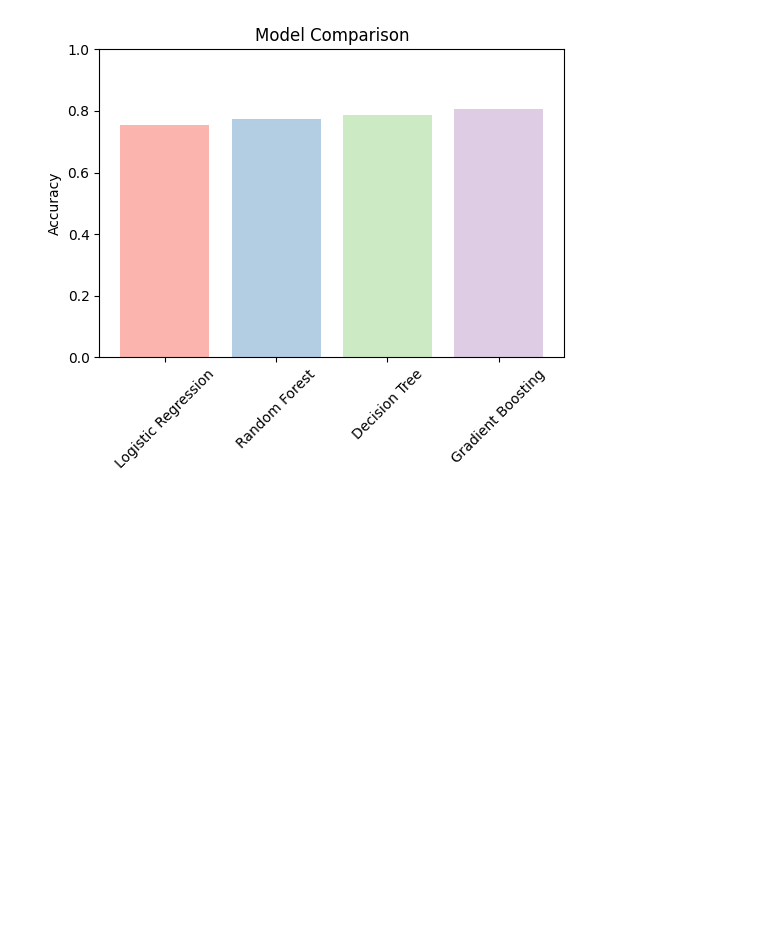
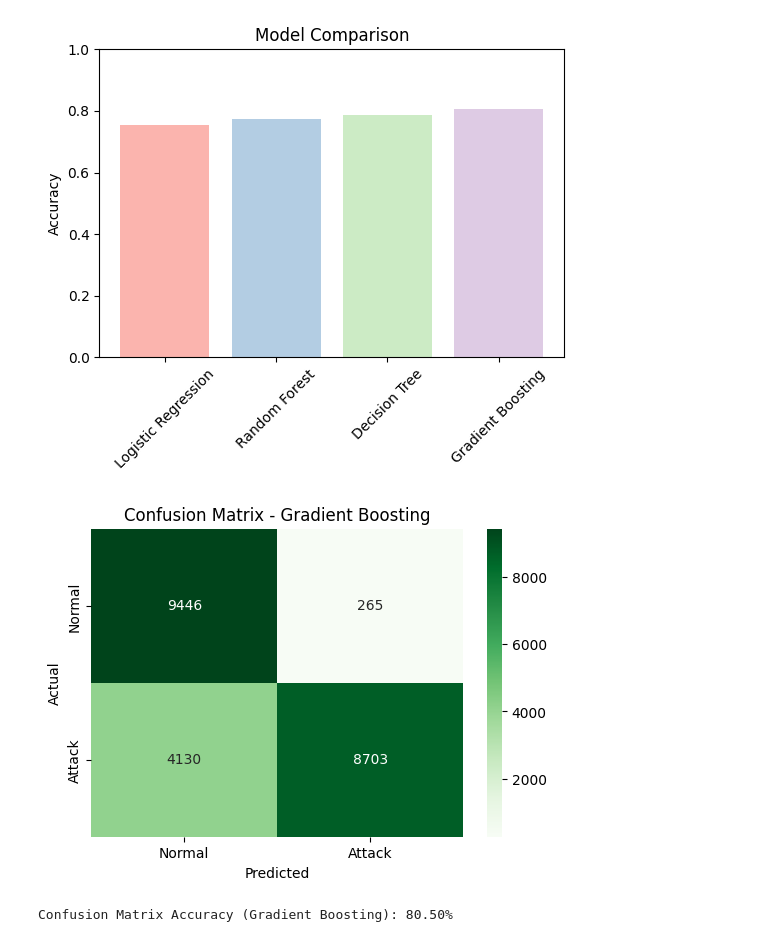
Before and after one commit to SpringBoardMentor193s/SentinelNet, a Jupyter notebook: notebooks/nsl.ipynb, the cells around one changed output. Cells and saved outputs as stored; diff of their text form; code cells hidden in the pictures; blank space fills up the shorter version.

```diff
--- a/notebooks/nsl.ipynb
+++ b/notebooks/nsl.ipynb
@@ -379,3 +379,28 @@ Model Comparison:
 2        Decision Tree  0.785442
 3    Gradient Boosting  0.805048
 [figure]
+# %%
+from sklearn.metrics import confusion_matrix
+import seaborn as sns
+# Pick best performing model (Gradient Boosting in your case)
+best_model = models['Gradient Boosting']
+y_pred = best_model.predict(X_test)
+
+# Confusion Matrix
+cm = confusion_matrix(y_test, y_pred)
+
+plt.figure(figsize=(6,4))
+sns.heatmap(cm, annot=True, fmt='d', cmap='Greens',
+            xticklabels=['Normal', 'Attack'],
+            yticklabels=['Normal', 'Attack'])
+plt.title('Confusion Matrix - Gradient Boosting')
+plt.xlabel('Predicted')
+plt.ylabel('Actual')
+plt.show()
+
+# Accuracy from confusion matrix
+accuracy_from_cm = (cm[0,0] + cm[1,1]) / cm.sum()
+print(f"Confusion Matrix Accuracy (Gradient Boosting): {accuracy_from_cm * 100:.2f}%")
+# %% [output]
+[figure, added]
+Confusion Matrix Accuracy (Gradient Boosting): 80.50%
```
Also changed, not shown: parts of 1 cell of this notebook, 1 other file.
